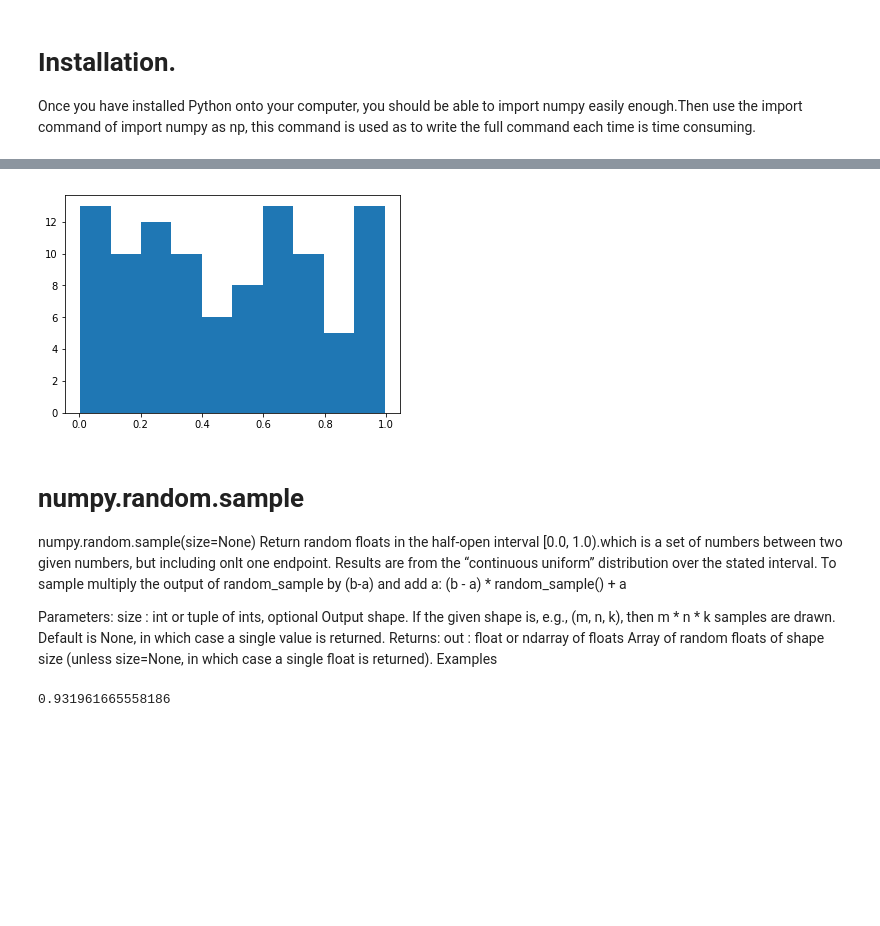
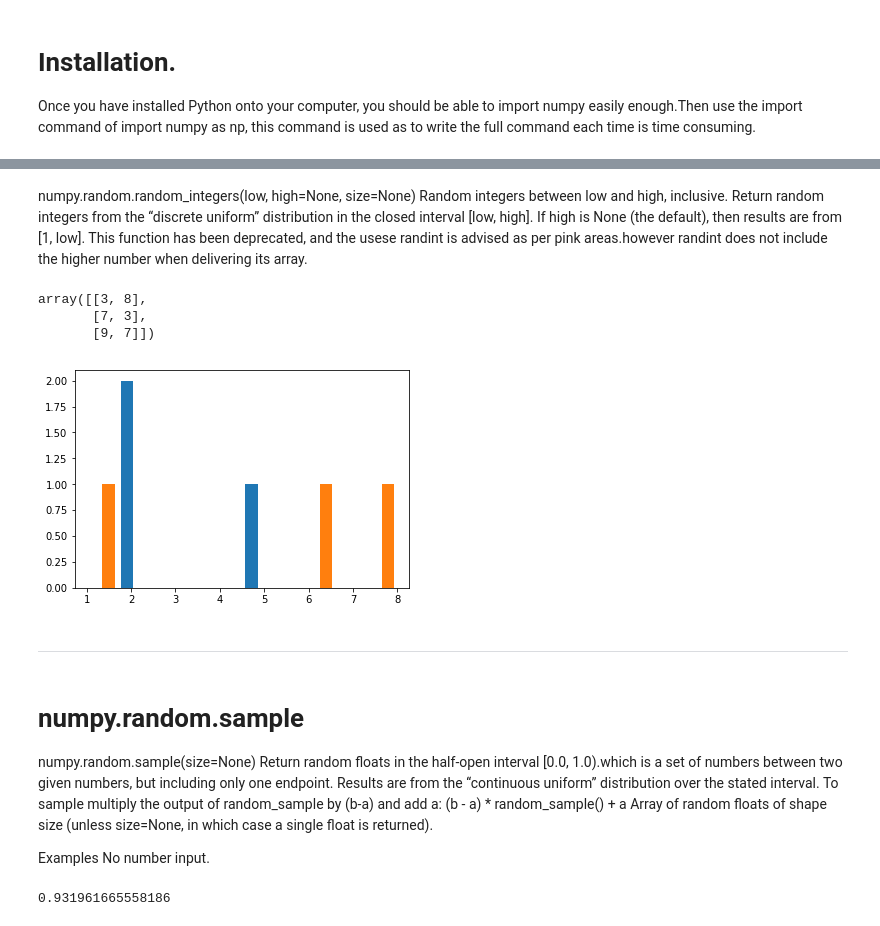
Before and after one commit to AnnemarieMcDonnelltemp/The-numpy.random-package, a Jupyter notebook: The numpy.random package.ipynb, the cells around one changed output, grey strips where cells are left out. Drawn from its saved outputs; the diff is of its cells as text; code cells hidden in the pictures; blank space fills up the shorter version.

```diff
--- a/The numpy.random package.ipynb
+++ b/The numpy.random package.ipynb
@@ -87,26 +91,31 @@ array([ 0.31183316,  0.66591653,  0.87146794,  0.68455074,  0.30725397,
+# %% [markdown]
+numpy.random.random_integers(low, high=None, size=None)
+Random integers between low and high, inclusive. Return random integers from the “discrete uniform” distribution in the closed interval [low, high]. If high is None (the default), then results are from [1, low]. This function has been deprecated, and the usese randint is advised as per pink areas.however randint does not include the higher number when delivering its array.
+# %%
+np.random.random_integers(9, size=(3,2))
+#we see that the max number 9 is included in the array, where as with random.randint, the max number is not included.
+# %% [output]
+array([[3, 8],
+       [7, 3],
+       [9, 7]])
 # %%
-import matplotlib.pyplot as plt #to be able to view in pictural form.
-import numpy as np
+import matplotlib.pyplot as plt #to be able to view in pictorial form.
+np.random.random_integers(9, size=(3,2))
+x=np.random.random_integers (9,size=(3,2))
+plt.hist(x)
+plt.show()
+# %% [output]
+[figure, added]
-# %%
-#to plot in pictorial form
-x=np.random.random(100)
-plt.hist(x)
-plt.show()
-# %% [output]
-[figure, removed]
+# %% [markdown]
+-----------------------------------------------------------
 # %% [markdown]
 # numpy.random.sample
 numpy.random.sample(size=None)
-Return random floats in the half-open interval [0.0, 1.0).which is a set of numbers between two given numbers, but including onlt one endpoint.
+Return random floats in the half-open interval [0.0, 1.0).which is a set of numbers between two given numbers, but including only one endpoint.
 Results are from the “continuous uniform” distribution over the stated interval. To sample  multiply the output of random_sample by (b-a) and add a:
 (b - a) * random_sample() + a
+Array of random floats of shape size (unless size=None, in which case a single float is returned).
 
-
-Parameters:
-size : int or tuple of ints, optional
-Output shape. If the given shape is, e.g., (m, n, k), then m * n * k samples are drawn. Default is None, in which case a single value is returned.
-Returns:
-out : float or ndarray of floats
-Array of random floats of shape size (unless size=None, in which case a single float is returned).
 Examples
+No number input.
 # %%
```
Also changed, not shown: parts of 55 cells of this notebook.
